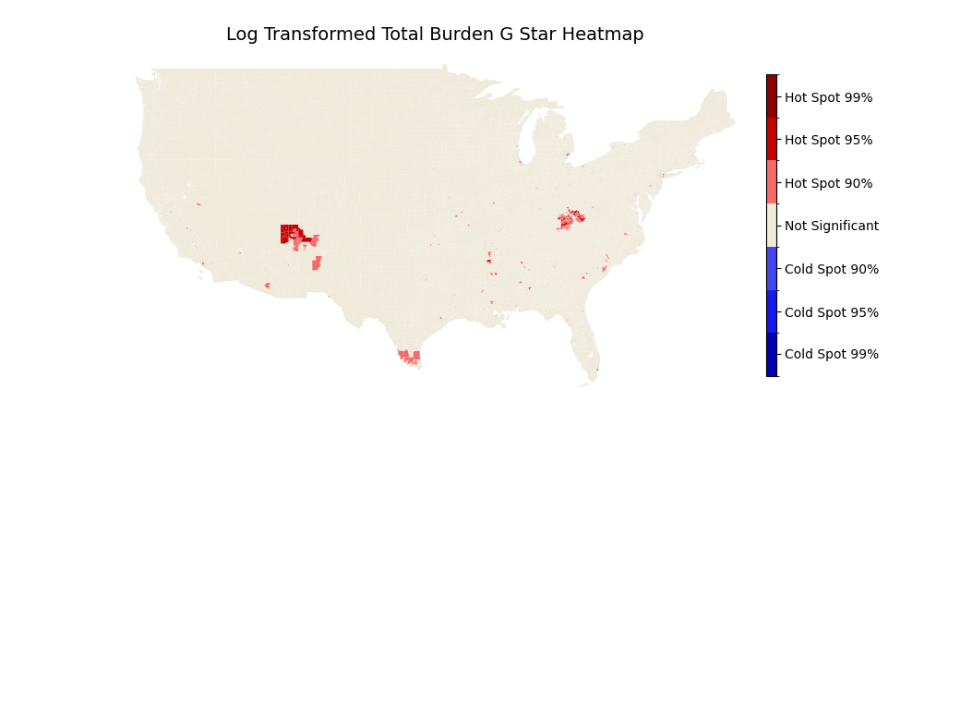
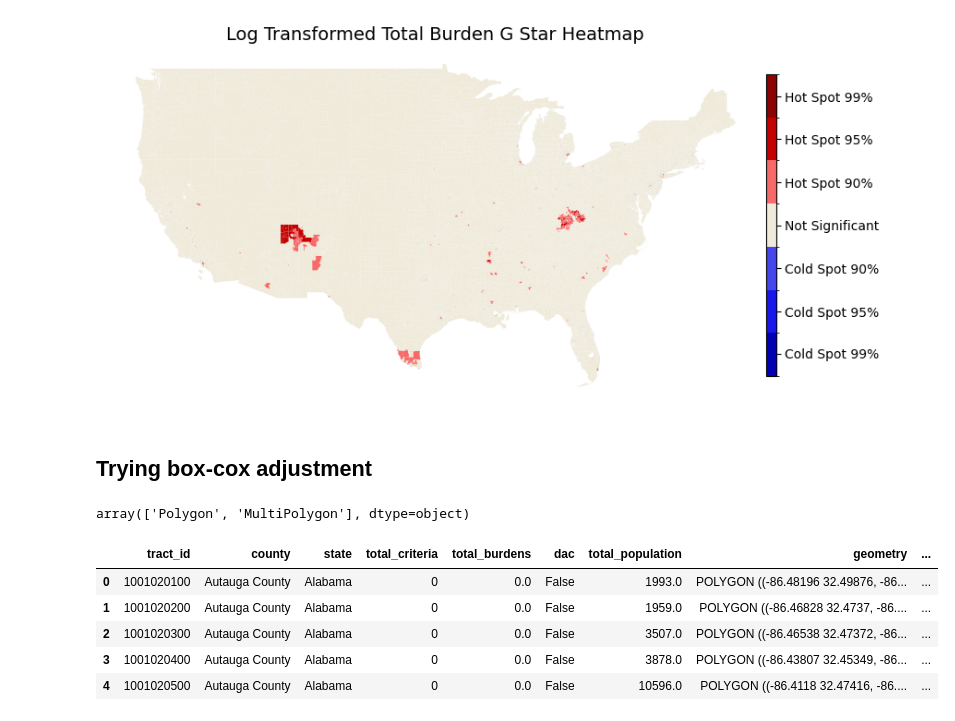
Before and after one commit to haylee360/j40-data-exploration, a Jupyter notebook: docs/gstar-tuning.ipynb, the cells around one changed output. Saved outputs shown, nothing was run; the diff lists cells and outputs as text; code cells hidden in the pictures; blank space fills up the shorter version.

```diff
--- a/docs/gstar-tuning.ipynb
+++ b/docs/gstar-tuning.ipynb
@@ -871,3 +903,51 @@ cbar.set_ticklabels(['Cold Spot 99%', 'Cold Spot 95%', 'Cold Spot 90%', 'Not Sig
 plt.show()
 # %% [output]
 [figure]
+# %% [markdown]
+## Trying box-cox adjustment
+# %%
+comm_small = comm_v2[['Census tract 2010 ID', 'County Name', 'State/Territory', 'Total threshold criteria exceeded', 'Total categories exceeded', 'Identified as disadvantaged', 'Total population']]
+
+comm_small = comm_small.rename(columns={
+    'Census tract 2010 ID': 'tract_id',
+    'County Name':'county',
+    'State/Territory':'state',
+    'Total threshold criteria exceeded':'total_criteria',
+    'Total categories exceeded':'total_burdens',
+    'Identified as disadvantaged':'dac',
+    'Total population':'total_population'
+})
+
+# geometry, GEOID10
+geo_join = v2_geo[['GEOID10', 'geometry']].rename(columns={'GEOID10':'tract_id'})
+geo_join['tract_id'] =geo_join['tract_id'].astype('int64')
+
+# Merge with geodf
+complete = pd.merge(comm_small, geo_join, how='left', on='tract_id')
+
+# Reassert GDF
+complete =gpd.GeoDataFrame(complete)
+
+# Drop geometry NAs
+complete = complete[(complete.geometry.type == 'Polygon') |( complete.geometry.type == 'MultiPolygon')]
+
+# Confirm our geometries are correct
+complete.geom_type.unique()
+# %% [output]
+array(['Polygon', 'MultiPolygon'], dtype=object)
+# %%
+# Apply Box-Cox transformation
+xtb, _ = stats.boxcox(complete['total_burdens'] + 1)
+xti, _ = stats.boxcox(complete['total_criteria'] + 1)
+
+complete['bc_burdens'] = xtb
+complete['bc_ind'] = xti
+
+complete.head()
+# %% [output]
+|  | tract_id | county | state | total_criteria | total_burdens | dac | total_population | geometry | ... |
+| 0 | 1001020100 | Autauga County | Alabama | 0 | 0.0 | False | 1993.0 | POLYGON ((-86.48196 32.49876, -86... | ... |
+| 1 | 1001020200 | Autauga County | Alabama | 0 | 0.0 | False | 1959.0 | POLYGON ((-86.46828 32.4737, -86.... | ... |
+| 2 | 1001020300 | Autauga County | Alabama | 0 | 0.0 | False | 3507.0 | POLYGON ((-86.46538 32.47372, -86... | ... |
+| 3 | 1001020400 | Autauga County | Alabama | 0 | 0.0 | False | 3878.0 | POLYGON ((-86.43807 32.45349, -86... | ... |
+| 4 | 1001020500 | Autauga County | Alabama | 0 | 0.0 | False | 10596.0 | POLYGON ((-86.4118 32.47416, -86.... | ... |
```
Also changed, not shown: parts of 10 cells of this notebook.
